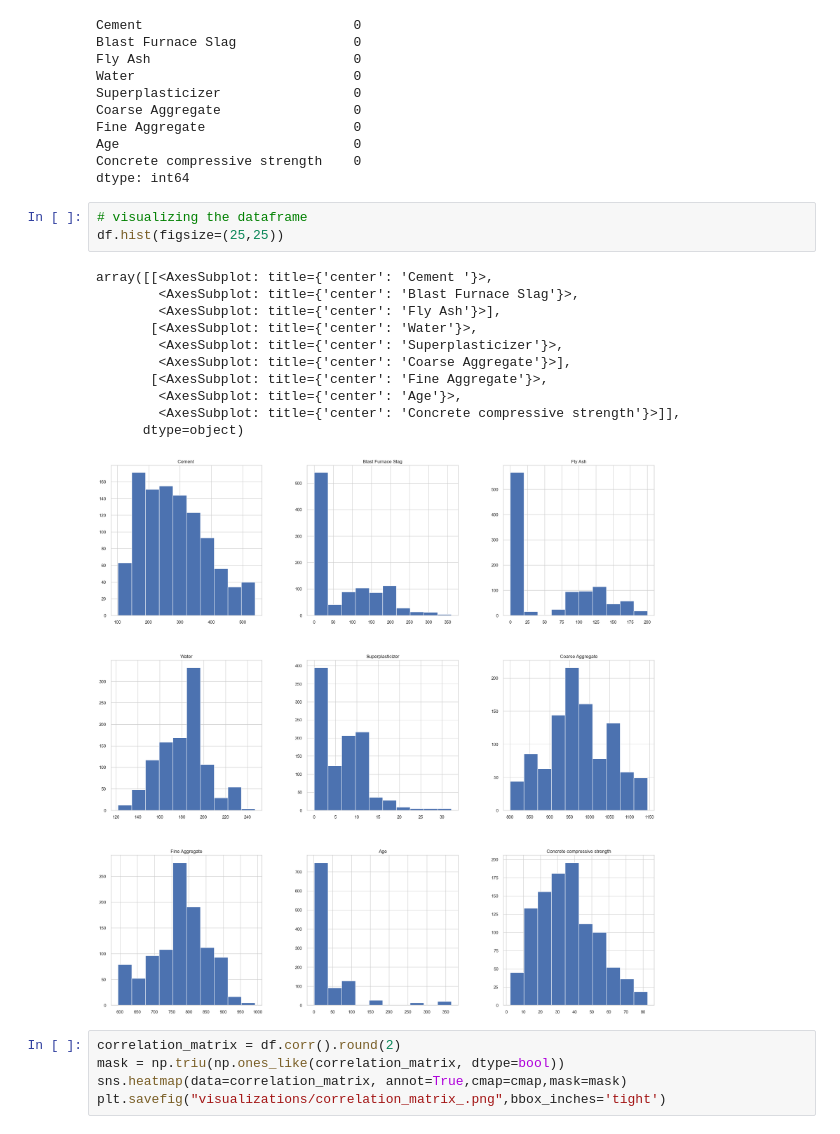
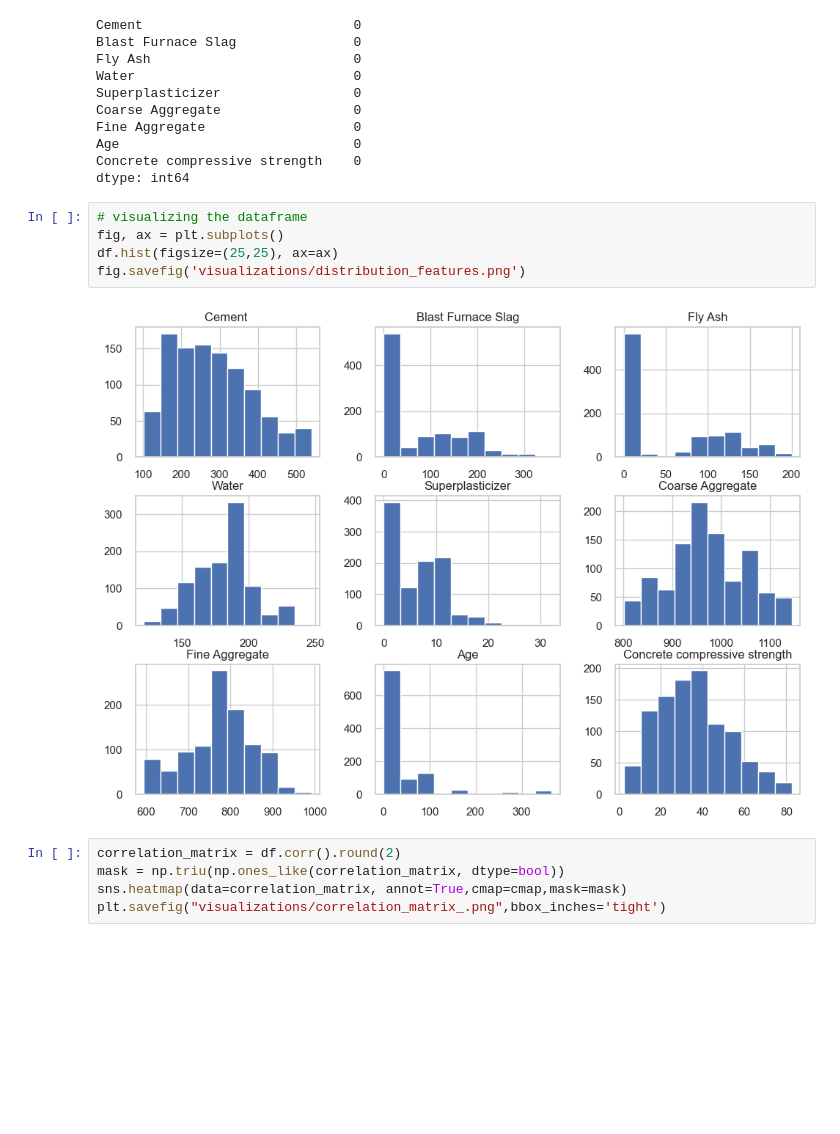
Before and after one commit to kcristinaa/ML-course, a Jupyter notebook: 1η εργασία/Πρόβλημα2.ipynb, the cells around one changed output. Cells and saved outputs as stored; diff of their text form; blank space fills up the shorter version.

```diff
--- a/1η εργασία/Πρόβλημα2.ipynb
+++ b/1η εργασία/Πρόβλημα2.ipynb
@@ -95,19 +97,11 @@ Concrete compressive strength    0
 dtype: int64
 # %%
 # visualizing the dataframe
-df.hist(figsize=(25,25))
+fig, ax = plt.subplots()
+df.hist(figsize=(25,25), ax=ax)
+fig.savefig('visualizations/distribution_features.png')
 # %% [output]
-array([[<AxesSubplot: title={'center': 'Cement '}>,
-        <AxesSubplot: title={'center': 'Blast Furnace Slag'}>,
-        <AxesSubplot: title={'center': 'Fly Ash'}>],
-       [<AxesSubplot: title={'center': 'Water'}>,
-        <AxesSubplot: title={'center': 'Superplasticizer'}>,
-        <AxesSubplot: title={'center': 'Coarse Aggregate'}>],
-       [<AxesSubplot: title={'center': 'Fine Aggregate'}>,
-        <AxesSubplot: title={'center': 'Age'}>,
-        <AxesSubplot: title={'center': 'Concrete compressive strength'}>]],
-      dtype=object)
-[figure, old version]
+[figure, new version]
 # %%
 correlation_matrix = df.corr().round(2)
 mask = np.triu(np.ones_like(correlation_matrix, dtype=bool))
```
Also changed, not shown: parts of 14 cells of this notebook, 6 other files.
